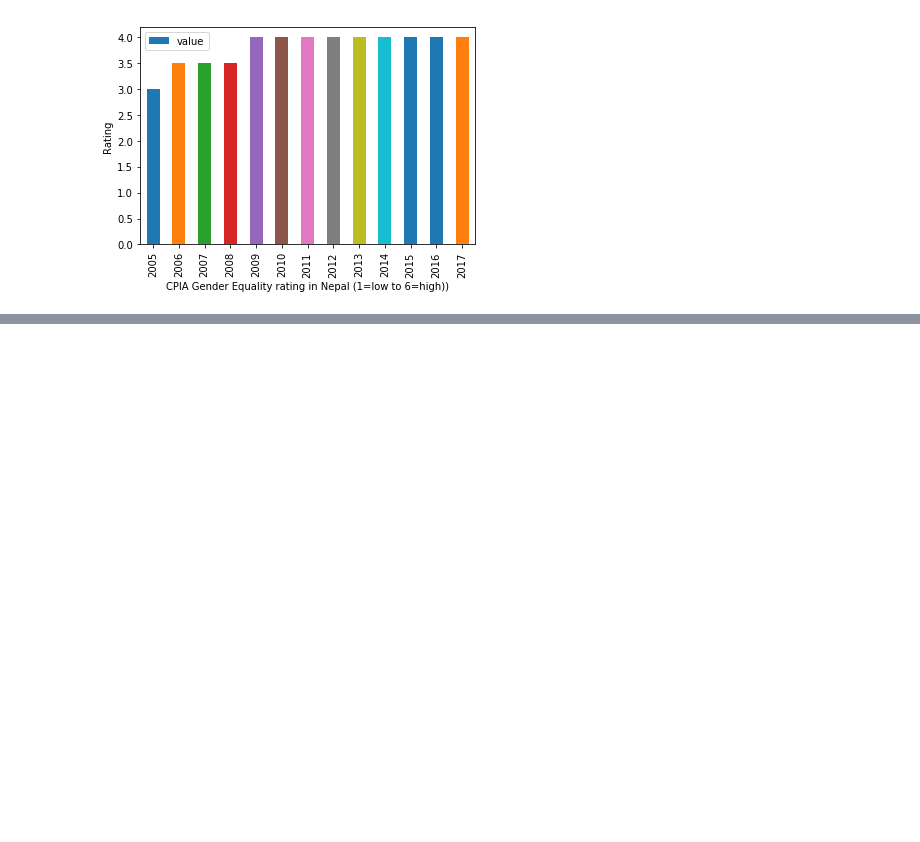
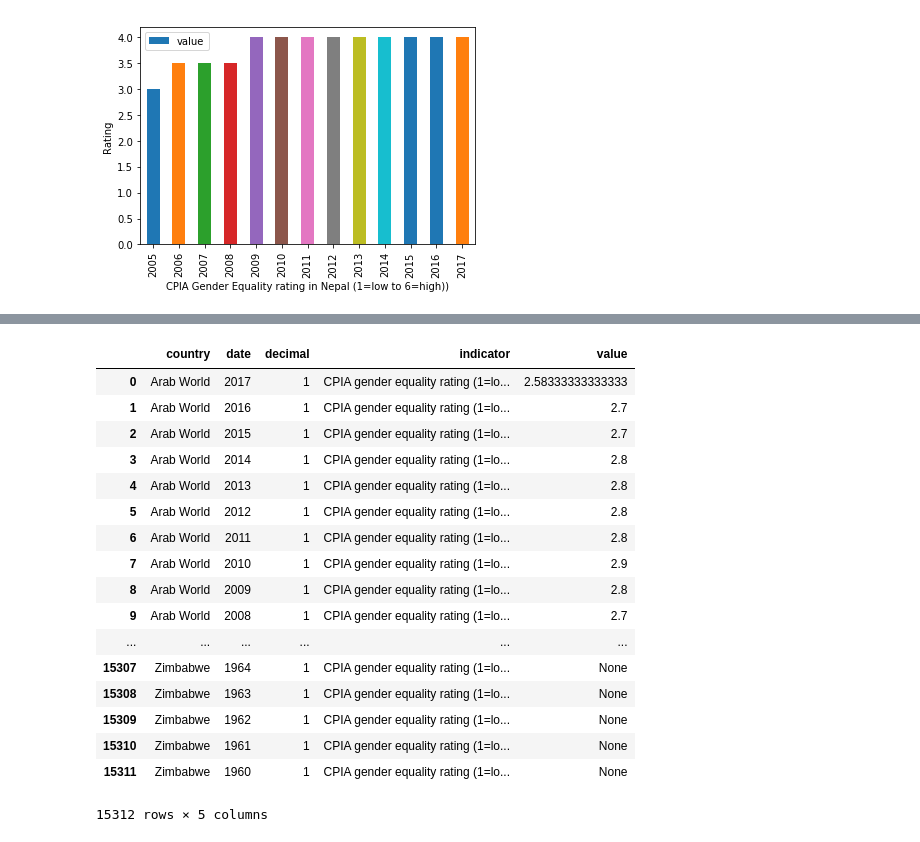
Before and after one commit to omar-d/EPA-WB-Equity, a Jupyter notebook: wbdata_tutorial.ipynb, the cells around one changed output, grey strips where cells are left out. Cells and saved outputs as stored; diff of their text form; code cells hidden in the pictures; blank space fills up the shorter version.

```diff
--- a/wbdata_tutorial.ipynb
+++ b/wbdata_tutorial.ipynb
@@ -266,0 +311,24 @@ Text(0,0.5,'Rating')
+# %%
+# Clean up column 'country' and ' indicator'
+CPIA_all['country'] = CPIA_all.country.astype(str).str.slice(23,-2)
+CPIA_all['indicator'] = CPIA_all.indicator.astype(str).str.slice(35,-2)
+CPIA_all
+# %% [output]
+|  | country | date | decimal | indicator | value |
+| 0 | Arab World | 2017 | 1 | CPIA gender equality rating (1=lo... | 2.58333333333333 |
+| 1 | Arab World | 2016 | 1 | CPIA gender equality rating (1=lo... | 2.7 |
+| 2 | Arab World | 2015 | 1 | CPIA gender equality rating (1=lo... | 2.7 |
+| 3 | Arab World | 2014 | 1 | CPIA gender equality rating (1=lo... | 2.8 |
+| 4 | Arab World | 2013 | 1 | CPIA gender equality rating (1=lo... | 2.8 |
+| 5 | Arab World | 2012 | 1 | CPIA gender equality rating (1=lo... | 2.8 |
+| 6 | Arab World | 2011 | 1 | CPIA gender equality rating (1=lo... | 2.8 |
+| 7 | Arab World | 2010 | 1 | CPIA gender equality rating (1=lo... | 2.9 |
+| 8 | Arab World | 2009 | 1 | CPIA gender equality rating (1=lo... | 2.8 |
+| 9 | Arab World | 2008 | 1 | CPIA gender equality rating (1=lo... | 2.7 |
+| ... | ... | ... | ... | ... | ... |
+| 15307 | Zimbabwe | 1964 | 1 | CPIA gender equality rating (1=lo... | None |
+| 15308 | Zimbabwe | 1963 | 1 | CPIA gender equality rating (1=lo... | None |
+| 15309 | Zimbabwe | 1962 | 1 | CPIA gender equality rating (1=lo... | None |
+| 15310 | Zimbabwe | 1961 | 1 | CPIA gender equality rating (1=lo... | None |
+| 15311 | Zimbabwe | 1960 | 1 | CPIA gender equality rating (1=lo... | None |
+15312 rows × 5 columns
```
Also changed, not shown: parts of 9 cells of this notebook.
